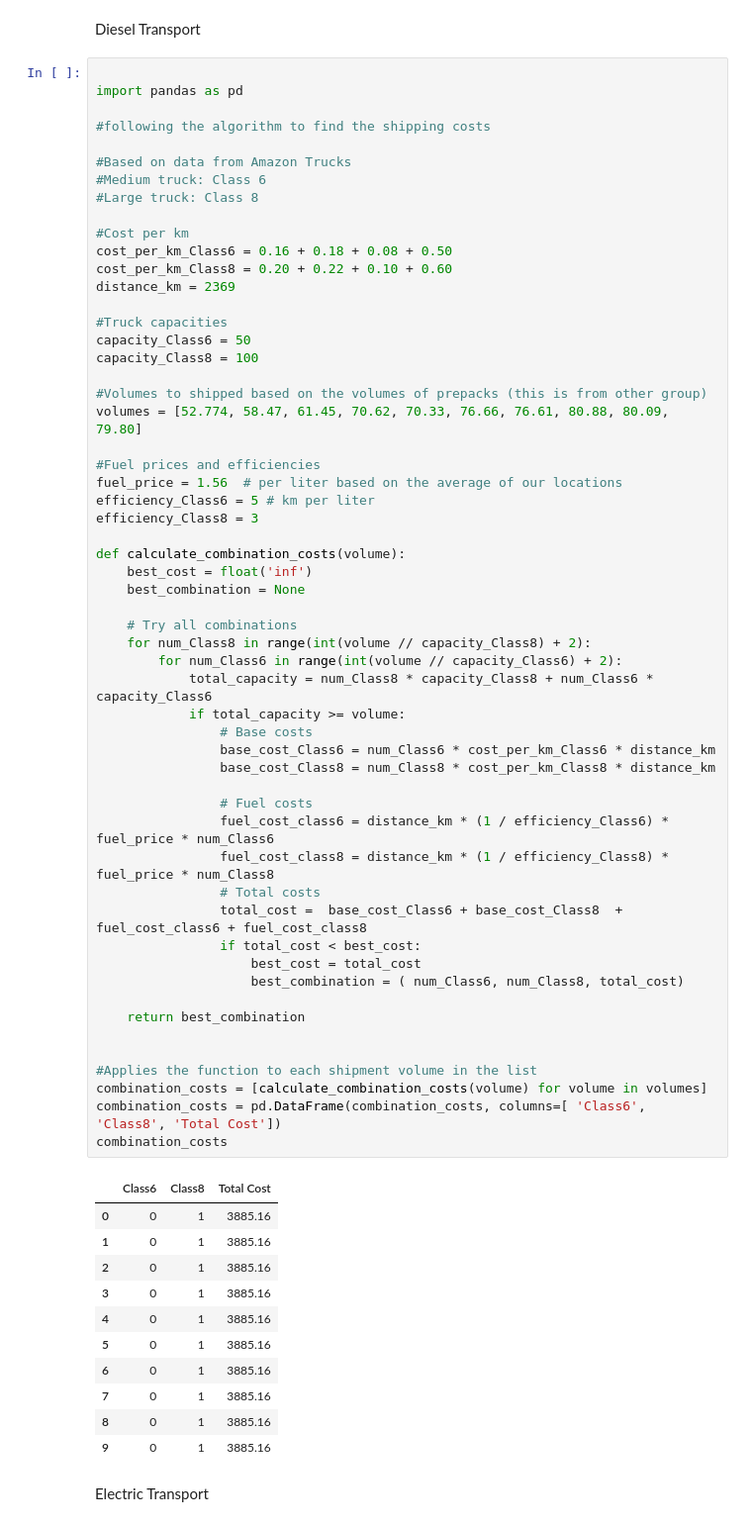
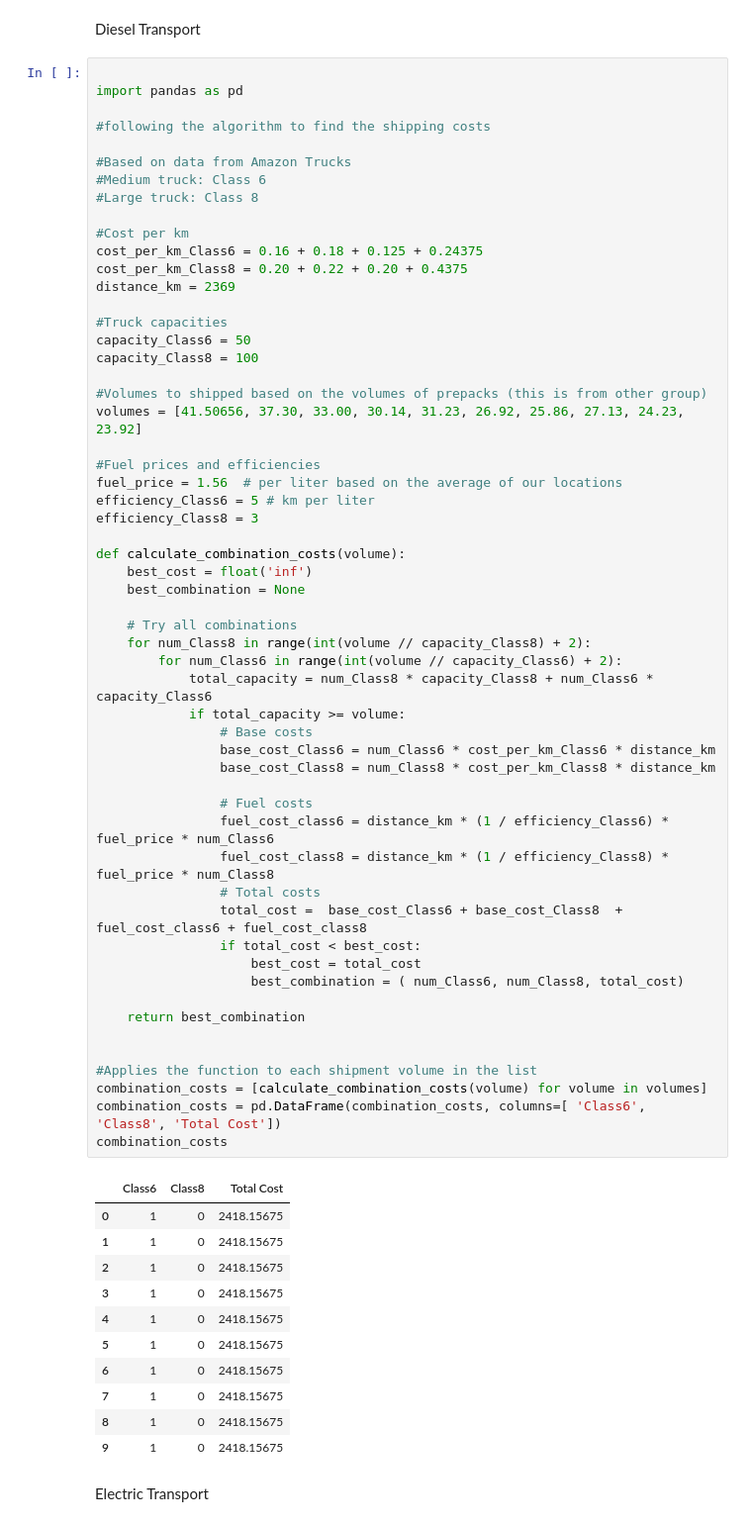
Before and after one commit to biekeleenknegt/SCM_GW, a Jupyter notebook: FULL_CODE.ipynb, the cells around one changed output. Shown at 99% size. Saved outputs shown, nothing was run; the diff lists cells and outputs as text.

```diff
--- a/FULL_CODE.ipynb
+++ b/FULL_CODE.ipynb
@@ -1810,8 +1810,8 @@ import pandas as pd
 #Large truck: Class 8
 
 #Cost per km
-cost_per_km_Class6 = 0.16 + 0.18 + 0.08 + 0.50
-cost_per_km_Class8 = 0.20 + 0.22 + 0.10 + 0.60
+cost_per_km_Class6 = 0.16 + 0.18 + 0.125 + 0.24375
+cost_per_km_Class8 = 0.20 + 0.22 + 0.20 + 0.4375
 distance_km = 2369
 
 #Truck capacities
@@ -1819,7 +1819,7 @@ capacity_Class6 = 50
 capacity_Class8 = 100
 
 #Volumes to shipped based on the volumes of prepacks (this is from other group)
-volumes = [52.774, 58.47, 61.45, 70.62, 70.33, 76.66, 76.61, 80.88, 80.09, 79.80]
+volumes = [41.50656, 37.30, 33.00, 30.14, 31.23, 26.92, 25.86, 27.13, 24.23, 23.92]
 
 #Fuel prices and efficiencies
 fuel_price = 1.56  # per liter based on the average of our locations
@@ -1830,43 +1830,43 @@ def calculate_combination_costs(volume):
     best_cost = float('inf')
     best_combination = None
 
     # Try all combinations
     for num_Class8 in range(int(volume // capacity_Class8) + 2):
         for num_Class6 in range(int(volume // capacity_Class6) + 2):
             total_capacity = num_Class8 * capacity_Class8 + num_Class6 * capacity_Class6
             if total_capacity >= volume:
                 # Base costs
                 base_cost_Class6 = num_Class6 * cost_per_km_Class6 * distance_km
                 base_cost_Class8 = num_Class8 * cost_per_km_Class8 * distance_km
 
                 # Fuel costs
                 fuel_cost_class6 = distance_km * (1 / efficiency_Class6) * fuel_price * num_Class6
                 fuel_cost_class8 = distance_km * (1 / efficiency_Class8) * fuel_price * num_Class8
                 # Total costs
                 total_cost =  base_cost_Class6 + base_cost_Class8  + fuel_cost_class6 + fuel_cost_class8
                 if total_cost < best_cost:
                     best_cost = total_cost
                     best_combination = ( num_Class6, num_Class8, total_cost)
 
     return best_combination
 
 
 #Applies the function to each shipment volume in the list
 combination_costs = [calculate_combination_costs(volume) for volume in volumes]
 combination_costs = pd.DataFrame(combination_costs, columns=[ 'Class6', 'Class8', 'Total Cost'])
 combination_costs
 # %% [output]
 |  | Class6 | Class8 | Total Cost |
-| 0 | 0 | 1 | 3885.16 |
-| 1 | 0 | 1 | 3885.16 |
-| 2 | 0 | 1 | 3885.16 |
-| 3 | 0 | 1 | 3885.16 |
-| 4 | 0 | 1 | 3885.16 |
-| 5 | 0 | 1 | 3885.16 |
-| 6 | 0 | 1 | 3885.16 |
-| 7 | 0 | 1 | 3885.16 |
-| 8 | 0 | 1 | 3885.16 |
-| 9 | 0 | 1 | 3885.16 |
+| 0 | 1 | 0 | 2418.15675 |
+| 1 | 1 | 0 | 2418.15675 |
+| 2 | 1 | 0 | 2418.15675 |
+| 3 | 1 | 0 | 2418.15675 |
+| 4 | 1 | 0 | 2418.15675 |
+| 5 | 1 | 0 | 2418.15675 |
+| 6 | 1 | 0 | 2418.15675 |
+| 7 | 1 | 0 | 2418.15675 |
+| 8 | 1 | 0 | 2418.15675 |
+| 9 | 1 | 0 | 2418.15675 |
 # %% [markdown]
 Electric Transport
 # %%
```
Also changed, not shown: parts of 1 cell of this notebook.
